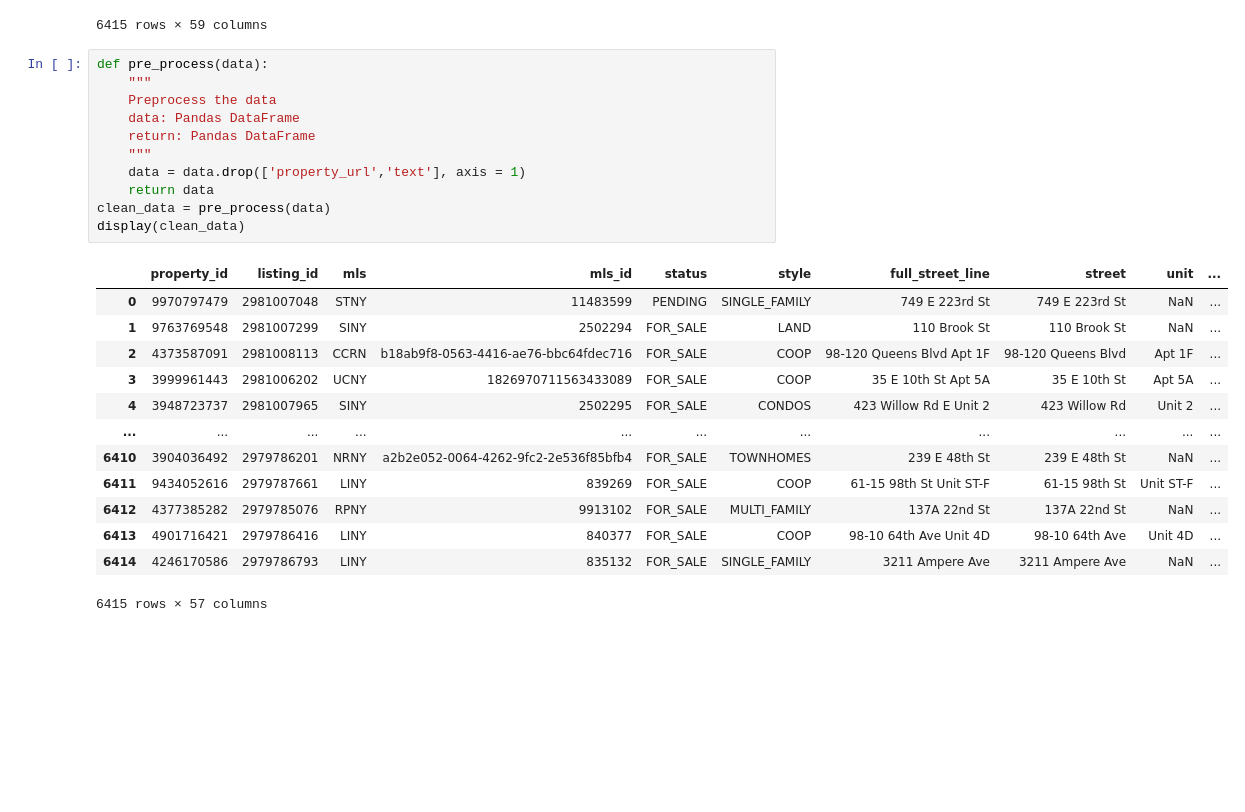
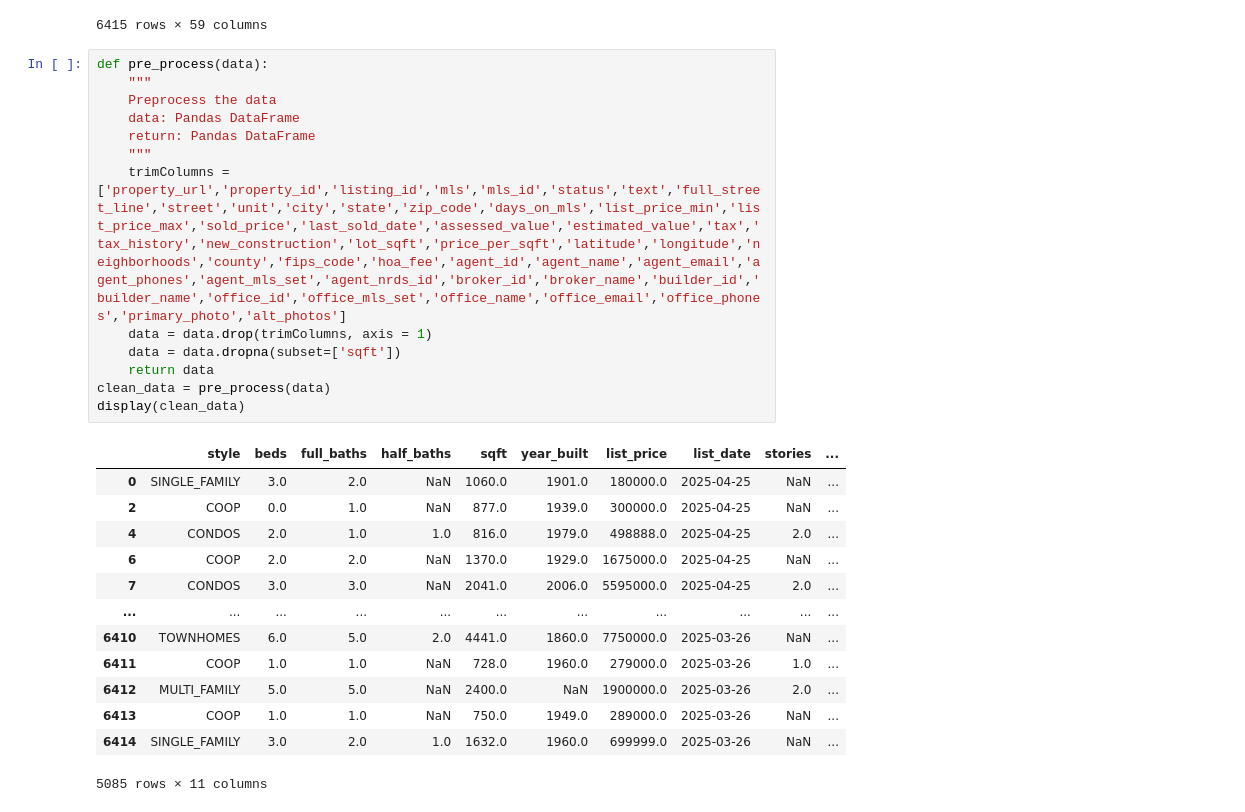
Before and after one commit to nolipot/house-prediction-model, a Jupyter notebook: house.ipynb, the cells around one changed output. Cells and saved outputs as stored; diff of their text form; blank space fills up the shorter version.

Commit message:
dropping columns

```diff
--- a/house.ipynb
+++ b/house.ipynb
@@ -69,25 +69,27 @@ display(data)
 # %%
 def pre_process(data):
     """
     Preprocess the data
     data: Pandas DataFrame
     return: Pandas DataFrame
     """
-    data = data.drop(['property_url','text'], axis = 1)
+    trimColumns = ['property_url','property_id','listing_id','mls','mls_id','status','text','full_street_line','street','unit','city','state','zip_code','days_on_mls','list_price_min','list_price_max','sold_price','last_sold_date','assessed_value','estimated_value','tax','tax_history','new_construction','lot_sqft','price_per_sqft','latitude','longitude','neighborhoods','county','fips_code','hoa_fee','agent_id','agent_name','agent_email','agent_phones','agent_mls_set','agent_nrds_id','broker_id','broker_name','builder_id','builder_name','office_id','office_mls_set','office_name','office_email','office_phones','primary_photo','alt_photos']
+    data = data.drop(trimColumns, axis = 1)
+    data = data.dropna(subset=['sqft'])
     return data
 clean_data = pre_process(data)
 display(clean_data)
 # %% [output]
-|  | property_id | listing_id | mls | mls_id | status | style | full_street_line | street | unit | ... |
-| 0 | 9970797479 | 2981007048 | STNY | 11483599 | PENDING | SINGLE_FAMILY | 749 E 223rd St | 749 E 223rd St | NaN | ... |
-| 1 | 9763769548 | 2981007299 | SINY | 2502294 | FOR_SALE | LAND | 110 Brook St | 110 Brook St | NaN | ... |
-| 2 | 4373587091 | 2981008113 | CCRN | b18ab9f8-0563-4416-ae76-bbc64fdec716 | FOR_SALE | COOP | 98-120 Queens Blvd Apt 1F | 98-120 Queens Blvd | Apt 1F | ... |
-| 3 | 3999961443 | 2981006202 | UCNY | 1826970711563433089 | FOR_SALE | COOP | 35 E 10th St Apt 5A | 35 E 10th St | Apt 5A | ... |
-| 4 | 3948723737 | 2981007965 | SINY | 2502295 | FOR_SALE | CONDOS | 423 Willow Rd E Unit 2 | 423 Willow Rd | Unit 2 | ... |
+|  | style | beds | full_baths | half_baths | sqft | year_built | list_price | list_date | stories | ... |
+| 0 | SINGLE_FAMILY | 3.0 | 2.0 | NaN | 1060.0 | 1901.0 | 180000.0 | 2025-04-25 | NaN | ... |
+| 2 | COOP | 0.0 | 1.0 | NaN | 877.0 | 1939.0 | 300000.0 | 2025-04-25 | NaN | ... |
+| 4 | CONDOS | 2.0 | 1.0 | 1.0 | 816.0 | 1979.0 | 498888.0 | 2025-04-25 | 2.0 | ... |
+| 6 | COOP | 2.0 | 2.0 | NaN | 1370.0 | 1929.0 | 1675000.0 | 2025-04-25 | NaN | ... |
+| 7 | CONDOS | 3.0 | 3.0 | NaN | 2041.0 | 2006.0 | 5595000.0 | 2025-04-25 | 2.0 | ... |
 | ... | ... | ... | ... | ... | ... | ... | ... | ... | ... | ... |
-| 6410 | 3904036492 | 2979786201 | NRNY | a2b2e052-0064-4262-9fc2-2e536f85bfb4 | FOR_SALE | TOWNHOMES | 239 E 48th St | 239 E 48th St | NaN | ... |
-| 6411 | 9434052616 | 2979787661 | LINY | 839269 | FOR_SALE | COOP | 61-15 98th St Unit ST-F | 61-15 98th St | Unit ST-F | ... |
-| 6412 | 4377385282 | 2979785076 | RPNY | 9913102 | FOR_SALE | MULTI_FAMILY | 137A 22nd St | 137A 22nd St | NaN | ... |
-| 6413 | 4901716421 | 2979786416 | LINY | 840377 | FOR_SALE | COOP | 98-10 64th Ave Unit 4D | 98-10 64th Ave | Unit 4D | ... |
-| 6414 | 4246170586 | 2979786793 | LINY | 835132 | FOR_SALE | SINGLE_FAMILY | 3211 Ampere Ave | 3211 Ampere Ave | NaN | ... |
+| 6410 | TOWNHOMES | 6.0 | 5.0 | 2.0 | 4441.0 | 1860.0 | 7750000.0 | 2025-03-26 | NaN | ... |
+| 6411 | COOP | 1.0 | 1.0 | NaN | 728.0 | 1960.0 | 279000.0 | 2025-03-26 | 1.0 | ... |
+| 6412 | MULTI_FAMILY | 5.0 | 5.0 | NaN | 2400.0 | NaN | 1900000.0 | 2025-03-26 | 2.0 | ... |
+| 6413 | COOP | 1.0 | 1.0 | NaN | 750.0 | 1949.0 | 289000.0 | 2025-03-26 | NaN | ... |
+| 6414 | SINGLE_FAMILY | 3.0 | 2.0 | 1.0 | 1632.0 | 1960.0 | 699999.0 | 2025-03-26 | NaN | ... |
-6415 rows × 57 columns
+5085 rows × 11 columns
```
Also changed, not shown: parts of 1 cell of this notebook.
